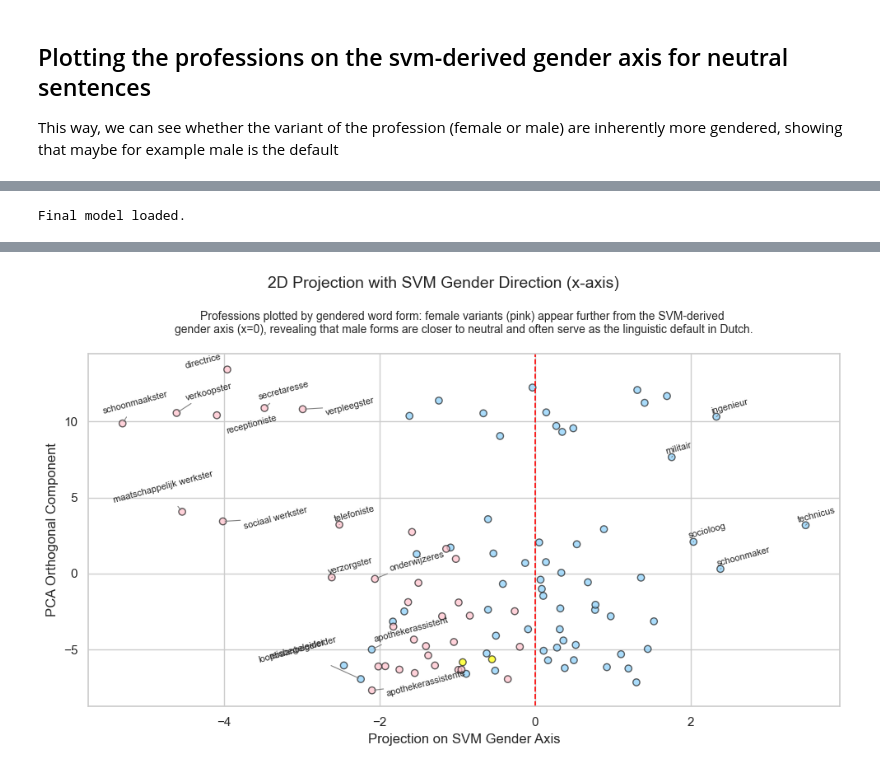
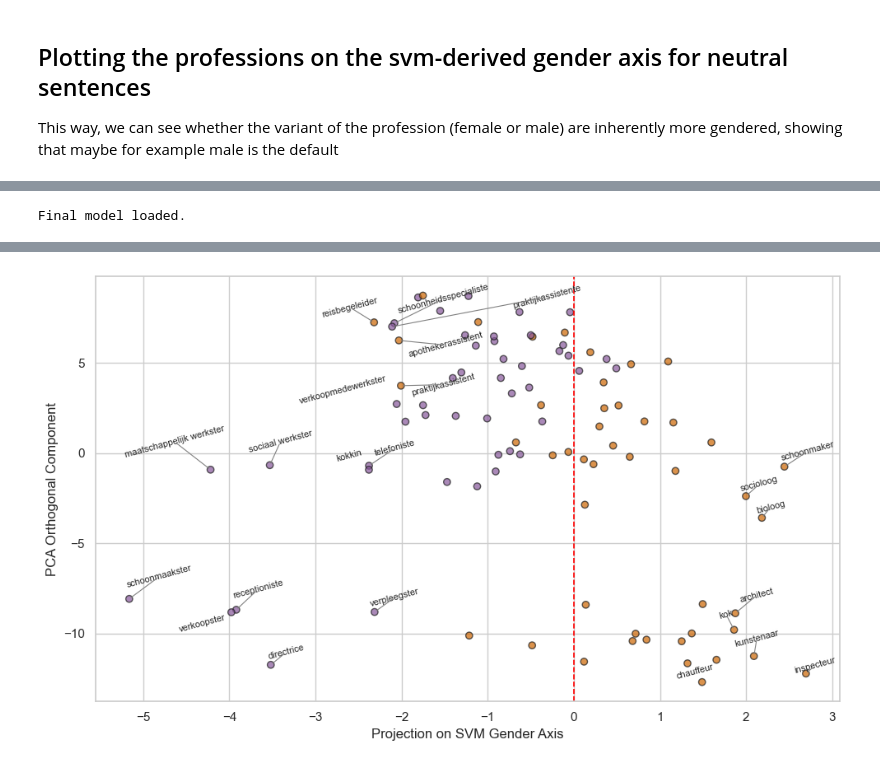
Before and after one commit to KleinJonasUVT/biasintransformers, a Jupyter notebook: code/professions_sentences_femaleform.ipynb, the cells around one changed output, grey strips where cells are left out. Saved outputs shown, nothing was run; the diff lists cells and outputs as text; code cells hidden in the pictures.

```diff
--- a/code/professions_sentences_femaleform.ipynb
+++ b/code/professions_sentences_femaleform.ipynb
@@ -758,7 +859,7 @@ import numpy as np
 
 # Define the projection function
 def gender_projection(embedding, weight_vector):
-    normalized_direction = final_model_loaded.coef_[0] / np.linalg.norm(final_model_loaded.coef_[0])
+    normalized_direction = weight_vector / np.linalg.norm(weight_vector)
     return np.dot(embedding, normalized_direction)
 
 # Copy dataframe
@@ -775,6 +876,6 @@ word_projection_df.drop(columns=['profession_embedding'], inplace=True)
 # If word_projection > 0, add to the column prediction 1, else 0
 word_projection_df['prediction'] = word_projection_df['word_projection'].apply(lambda x: 1 if x > 0 else 0)
 
-word_projection_df[103:108]
+word_projection_df[103:110]
 # %% [output]
 |  | gendered_word | gender_label | Beroep | gender_bias | sentence | stereotype | profession_variant | ... |
@@ -785,0 +999,8 @@ word_projection_df[103:108]
+# %%
+# Look for nans in profession_variant
+#print(word_projection_df[word_projection_df['profession_variant'].isna()])
+
+# Make nans 0
+word_projection_df['profession_variant'] = word_projection_df['profession_variant'].fillna(0)
+
+print(word_projection_df[word_projection_df['profession_variant'].isna()])
@@ -919,6 +1164,9 @@ Male-non-stereotypical vs Male-stereotypical → z = -22.6474, p = 0.0000
 # %%
 # Copy and add correct prediction column
 df = word_projection_df.copy()
+
+# Delete all rows where the profession_variant is 2
+df = df[df['profession_variant'] != 2]
 df['correct'] = df['gender_label'] == df['prediction']
 
 # Calculate accuracy
@@ -1174,6 +1631,7 @@ import matplotlib.pyplot as plt
 import joblib
 from sklearn.decomposition import PCA
 from adjustText import adjust_text
+from matplotlib.transforms import Bbox
 
 # Load final model
 final_model_path = "svm_models_checkpoint100_BERT/svm_final_model.joblib"
@@ -1200,6 +1658,20 @@ gender_labels = gender_labels_neutral[mask]
 gender_biases = gender_bias_neutral[mask]
 profession_variants = profession_variants_neutral[mask]
 
+# replace nan values with 0
+profession_variants = np.nan_to_num(profession_variants, nan=0)
+
+# Keep only entries where profession_variant is 0 or 1
+valid_mask = (profession_variants == 0) | (profession_variants == 1)
+
+# Apply mask to all relevant arrays
+embeddings = embeddings[valid_mask]
+labels = labels[valid_mask]
+sentences = sentences[valid_mask]
+gender_labels = gender_labels[valid_mask]
+gender_biases = gender_biases[valid_mask]
+profession_variants = profession_variants[valid_mask]
+
 sentences = np.array([s.replace("Het is een ", "", 1) for s in sentences])
 
 # Normalize SVM direction
@@ -1218,8 +1690,8 @@ X_2d = np.vstack([projections, orthogonal_axis]).T
 # Create plot
 plt.figure(figsize=(10, 6))
 colors = [
-    'pink' if profession_variant == 0
-    else 'lightskyblue' if profession_variant == 1
+    '#87579A' if profession_variant == 0
+    else '#CC6502' if profession_variant == 1
     else 'yellow'
     for profession_variant in profession_variants
 ]
@@ -1227,8 +1699,8 @@ colors = [
 plt.scatter(X_2d[:, 0], X_2d[:, 1], c=colors, alpha=0.7, edgecolor='k')
 plt.axvline(x=0, color='red', linestyle='--', linewidth=1.2)  # Decision boundary
 
-plt.suptitle("2D Projection with SVM Gender Direction (x-axis)", fontsize=14)
-plt.title("Professions plotted by gendered word form: female variants (pink) appear further from the SVM-derived \ngender axis (x=0), revealing that male forms are closer to neutral and often serve as the linguistic default in Dutch.\n", fontsize=10)
+#plt.suptitle("2D Projection with SVM Gender Direction (x-axis)", fontsize=14)
+#plt.title("Professions plotted by gendered word form: female variants appear further from the SVM-derived \ngender axis (x=0), revealing that male forms are closer to neutral and often serve as the linguistic default in Dutch.\n", fontsize=10)
 plt.xlabel("Projection on SVM Gender Axis")
 plt.ylabel("PCA Orthogonal Component")
 plt.grid(True)
@@ -1236,17 +1708,41 @@ plt.grid(True)
 # Annotate a few extreme points
 sorted_indices = np.argsort(X_2d[:, 0])
 
-# Collect all annotations first
-texts = []
-#for i in list(sorted_indices[:15]) + list(sorted_indices[-15:]):
-for i in list(sorted_indices[:15]) + list(sorted_indices[-5:]):
-    texts.append(
-        plt.text(X_2d[i, 0], X_2d[i, 1], sentences[i],
-                 fontsize=8, ha='center', rotation=15)
-    )
+# Define the subset of indices to label
+label_indices = list(sorted_indices[:15]) + list(sorted_indices[-8:])
 
-# Adjust to prevent overlaps
-adjust_text(texts, arrowprops=dict(arrowstyle='-', color='gray', lw=0.8))
+# Create text objects
+texts = [
+    plt.text(X_2d[i, 0], X_2d[i, 1], sentences[i], fontsize=8, ha='center', rotation=15)
+    for i in label_indices
+]
+
+# Force draw so text positions are available
+fig = plt.gcf()
+fig.canvas.draw()
+
+# Adjust labels and capture arrows
+positions, arrows = adjust_text(
+    texts,
+    arrowprops=dict(arrowstyle='-', color='gray', lw=0.8),
+    return_positions=True
+)
+
+# Get bounding boxes (in display coords)
+bbox_list = [text.get_window_extent() for text in texts]
+
+# Track overlaps and hide one of each overlapping pair
+hidden = set()
+for i in range(len(bbox_list)):
+    for j in range(i + 1, len(bbox_list)):
+        if bbox_list[i].overlaps(bbox_list[j]):
+            hidden.add(j)
+
+# Hide overlapping texts and their arrows
+for i in hidden:
+    texts[i].set_visible(False)
+    if arrows[i]:
+        arrows[i].set_visible(False)
 
 plt.tight_layout()
 plt.show()
@@ -1255 +1752 @@ Final model loaded.
-[figure, old version]
+[figure, new version]
```
Also changed, not shown: parts of 50 cells of this notebook, 19 other files.
